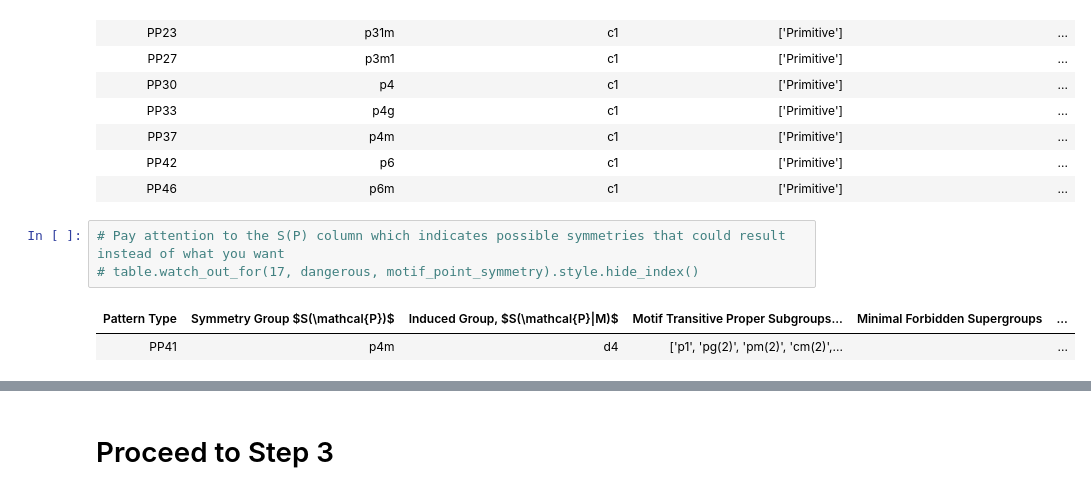
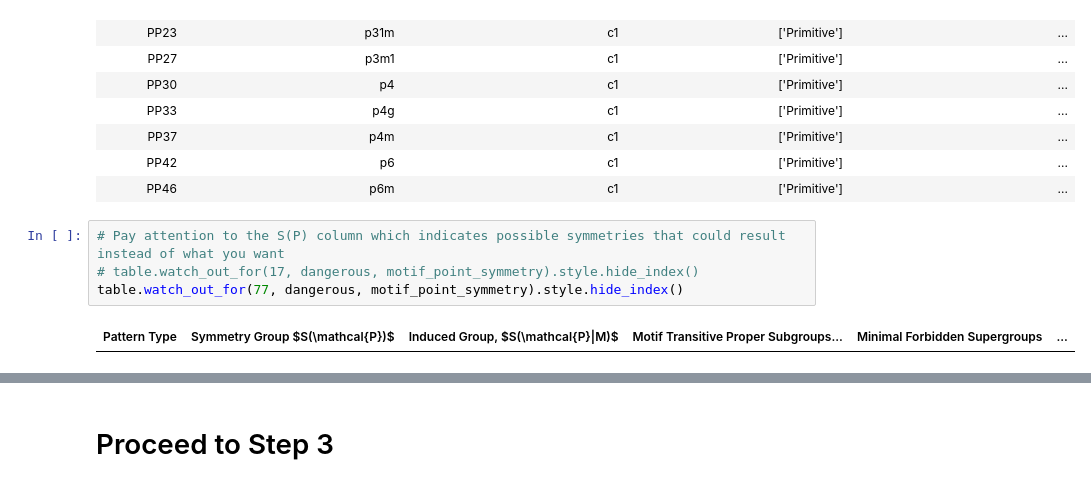
Before and after one commit to usnistgov/escherized-colloids, a Jupyter notebook: design/Design.ipynb, the cells around one changed output, grey strips where cells are left out. Cells and saved outputs as stored; diff of their text form.

Commit message:
fixed bug/typo in table

```diff
--- a/design/Design.ipynb
+++ b/design/Design.ipynb
@@ -204,8 +204,8 @@ dangerous.style.hide_index()
 # %%
 # Pay attention to the S(P) column which indicates possible symmetries that could result instead of what you want
 # table.watch_out_for(17, dangerous, motif_point_symmetry).style.hide_index()
+table.watch_out_for(77, dangerous, motif_point_symmetry).style.hide_index()
 # %% [output]
 | Pattern Type | Symmetry Group $S(\mathcal{P})$ | Induced Group, $S(\mathcal{P}|M)$ | Motif Transitive Proper Subgroups... | Minimal Forbidden Supergroups | ... |
-| PP41 | p4m | d4 | ['p1', 'pg(2)', 'pm(2)', 'cm(2)',... |  | ... |
 # %%
 forbidden.style.hide_index()
```
Also changed, not shown: parts of 3 cells of this notebook, 1 other file.
